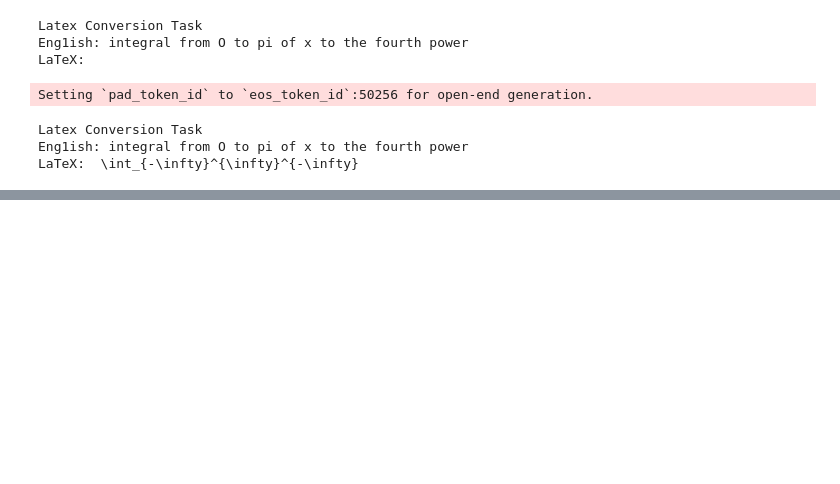
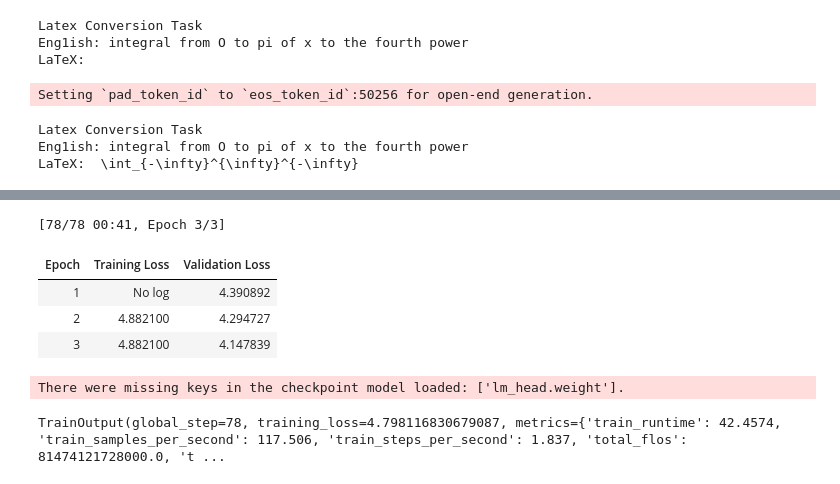
Before and after one commit to Agneypraseed/Notebooks, a Jupyter notebook: gpt-2-finetuning.ipynb, the cells around one changed output, grey strips where cells are left out. Drawn from its saved outputs; the diff is of its cells as text; code cells hidden in the pictures; blank space fills up the shorter version.

```diff
--- a/gpt-2-finetuning.ipynb
+++ b/gpt-2-finetuning.ipynb
@@ -292,0 +320,6 @@ LaTeX:  \int_{-\infty}^{\infty}^{-\infty}
+# %%
+pds_data = TextDataset(
+            tokenizer=tokenizer,
+            file_path=destination_file_path,
+            block_size=32
+            )
@@ -292,0 +329,21 @@ LaTeX:  \int_{-\infty}^{\infty}^{-\infty}
+# %%
+training_args = TrainingArguments(
+                output_dir="./gpt2_calculus",
+                overwrite_output_dir = True,
+                num_train_epochs=3,
+                per_device_train_batch_size=32,
+                per_device_eval_batch_size=32,
+                warmup_steps=len(pds_data.examples),
+                logging_steps=50,
+                load_best_model_at_end=True,
+                evaluation_strategy='epoch',
+                save_strategy='epoch'
+                )
+
+trainer = Trainer(
+            model=model,
+            args=training_args,
+            data_collator=data_collator,
+            train_dataset=pds_data.examples[:int(len(pds_data.examples)*.8)], #first 80% of our data
+            eval_dataset=pds_data.examples[int(len(pds_data.examples)*.8):]
+            )
@@ -292,0 +368,10 @@ LaTeX:  \int_{-\infty}^{\infty}^{-\infty}
+# %%
+trainer.train()
+# %% [output]
+[78/78 00:41, Epoch 3/3]
+| Epoch | Training Loss | Validation Loss |
+| 1 | No log | 4.390892 |
+| 2 | 4.882100 | 4.294727 |
+| 3 | 4.882100 | 4.147839 |
+There were missing keys in the checkpoint model loaded: ['lm_head.weight'].
+TrainOutput(global_step=78, training_loss=4.798116830679087, metrics={'train_runtime': 42.4574, 'train_samples_per_second': 117.506, 'train_steps_per_second': 1.837, 'total_flos': 81474121728000.0, 't ...
```
Also changed, not shown: parts of 12 cells of this notebook.
